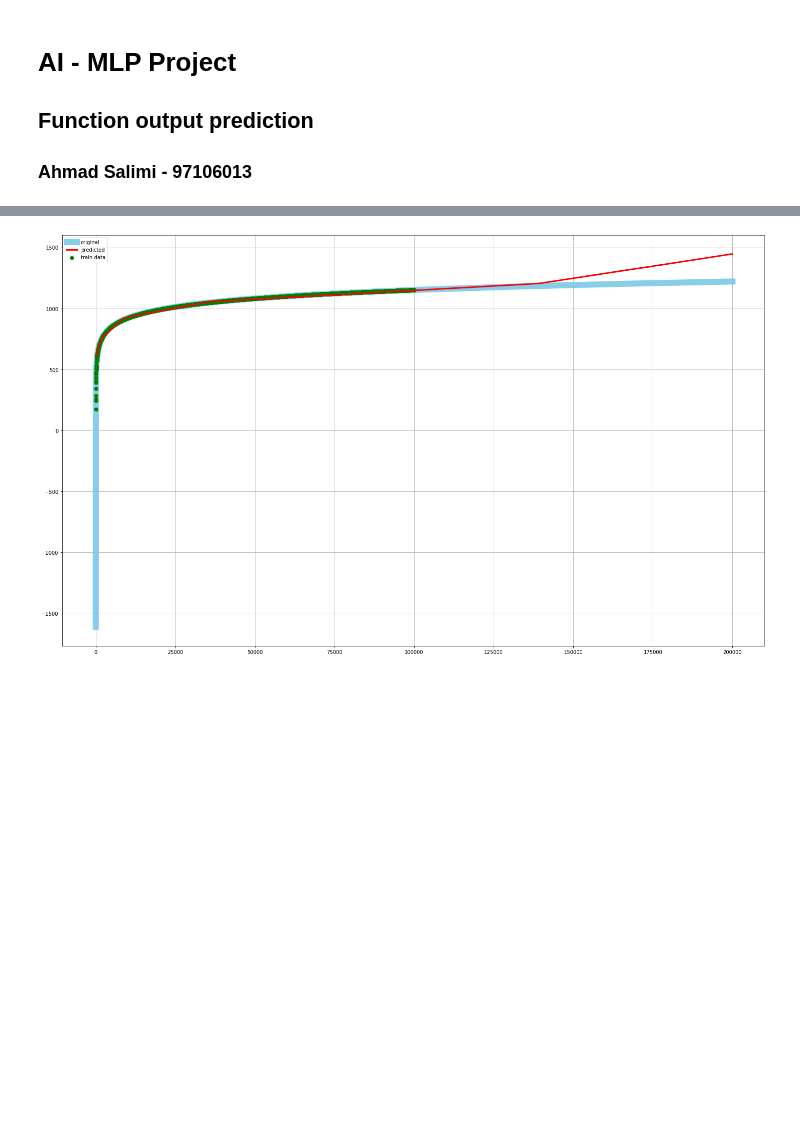
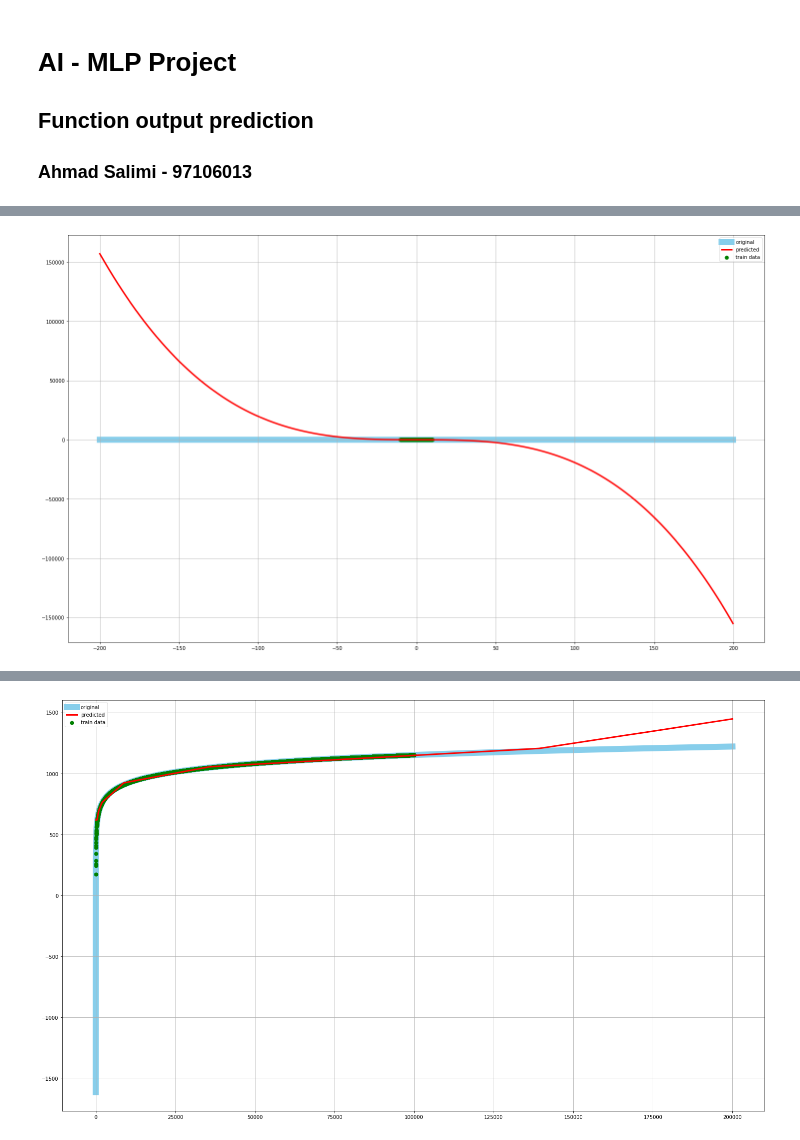
Before and after one commit to ahmadsalimi/AiProjects, a Jupyter notebook: 4. MlpNeuralNetworks/FunctionPrediction.ipynb, the cells around one changed output, grey strips where cells are left out. Drawn from its saved outputs; the diff is of its cells as text; code cells hidden in the pictures; blank space fills up the shorter version.

```diff
--- a/4. MlpNeuralNetworks/FunctionPrediction.ipynb
+++ b/4. MlpNeuralNetworks/FunctionPrediction.ipynb
@@ -12,0 +51,6 @@ from keras.layers import Dense
+# %%
+function = lambda x: np.sin(x)
+# %%
+X, y = make_random_dataset(function, 1000, (-10, 10))
+X_features = feature_transform(X)
+X_features.shape
@@ -12,0 +59,4 @@ from keras.layers import Dense
+# %%
+model = create_model([5], 1)
+# %%
+model.fit(X_features, y, batch_size=32, epochs=50, verbose=1, validation_split=0.2)
@@ -13,3 +82,7 @@ from keras.layers import Dense
+# %%
+plot_result(np.arange(-200, 200, 0.1), model, function, X, y)
+# %% [output]
+[figure, added]
 # %%
 class FunctionLearner:
 
```
Also changed, not shown: parts of 17 cells of this notebook.
